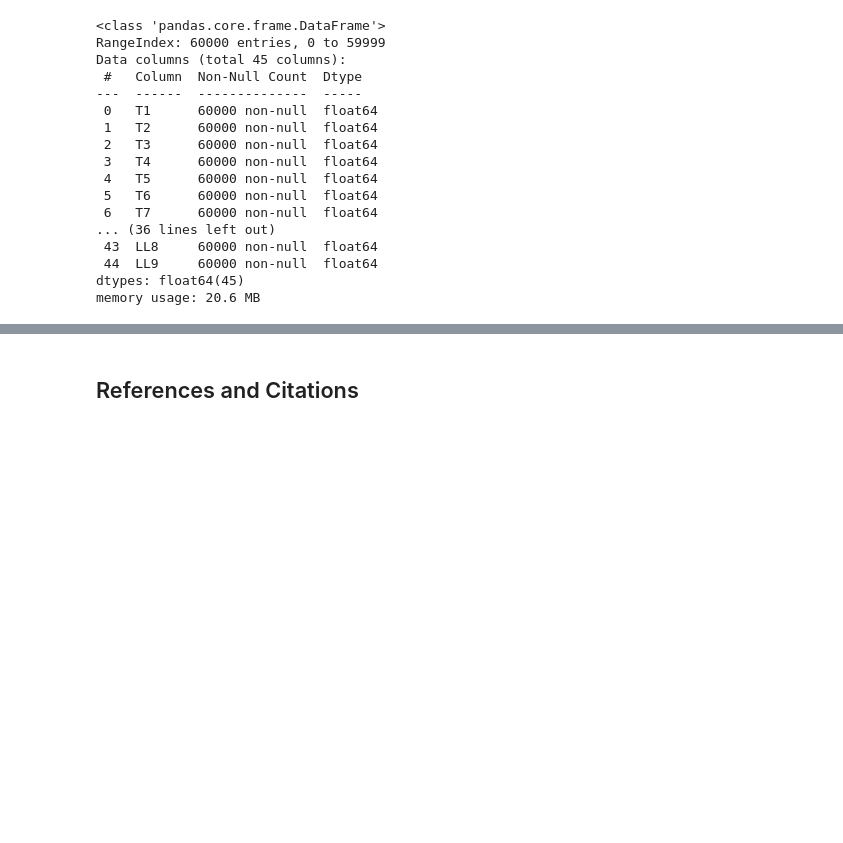
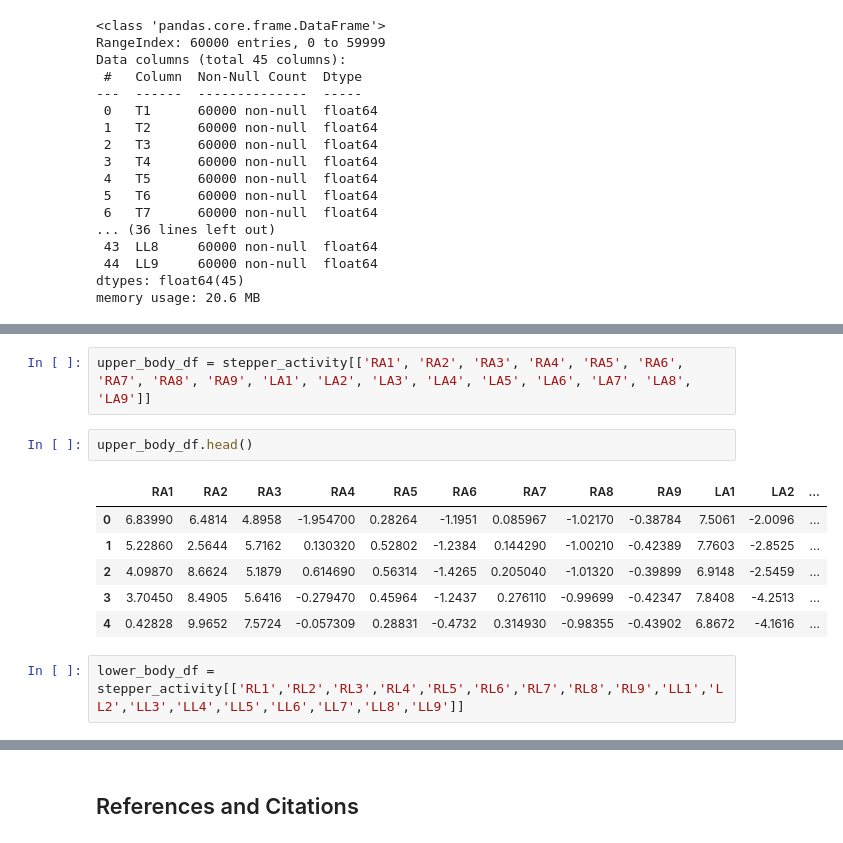
Before and after one commit to mwalbers1/DSC-609-Summer-2022, a Jupyter notebook: module-7-pca.ipynb, the cells around one changed output, grey strips where cells are left out. Saved outputs shown, nothing was run; the diff lists cells and outputs as text; blank space fills up the shorter version.

```diff
--- a/module-7-pca.ipynb
+++ b/module-7-pca.ipynb
@@ -39,0 +118,13 @@ memory usage: 20.6 MB
+# %%
+upper_body_df = stepper_activity[['RA1', 'RA2', 'RA3', 'RA4', 'RA5', 'RA6', 'RA7', 'RA8', 'RA9', 'LA1', 'LA2', 'LA3', 'LA4', 'LA5', 'LA6', 'LA7', 'LA8', 'LA9']]
+# %%
+upper_body_df.head()
+# %% [output]
+|  | RA1 | RA2 | RA3 | RA4 | RA5 | RA6 | RA7 | RA8 | RA9 | LA1 | LA2 | ... |
+| 0 | 6.83990 | 6.4814 | 4.8958 | -1.954700 | 0.28264 | -1.1951 | 0.085967 | -1.02170 | -0.38784 | 7.5061 | -2.0096 | ... |
+| 1 | 5.22860 | 2.5644 | 5.7162 | 0.130320 | 0.52802 | -1.2384 | 0.144290 | -1.00210 | -0.42389 | 7.7603 | -2.8525 | ... |
+| 2 | 4.09870 | 8.6624 | 5.1879 | 0.614690 | 0.56314 | -1.4265 | 0.205040 | -1.01320 | -0.39899 | 6.9148 | -2.5459 | ... |
+| 3 | 3.70450 | 8.4905 | 5.6416 | -0.279470 | 0.45964 | -1.2437 | 0.276110 | -0.99699 | -0.42347 | 7.8408 | -4.2513 | ... |
+| 4 | 0.42828 | 9.9652 | 7.5724 | -0.057309 | 0.28831 | -0.4732 | 0.314930 | -0.98355 | -0.43902 | 6.8672 | -4.1616 | ... |
+# %%
+lower_body_df = stepper_activity[['RL1','RL2','RL3','RL4','RL5','RL6','RL7','RL8','RL9','LL1','LL2','LL3','LL4','LL5','LL6','LL7','LL8','LL9']]
```
Also changed, not shown: parts of 40 cells of this notebook.
